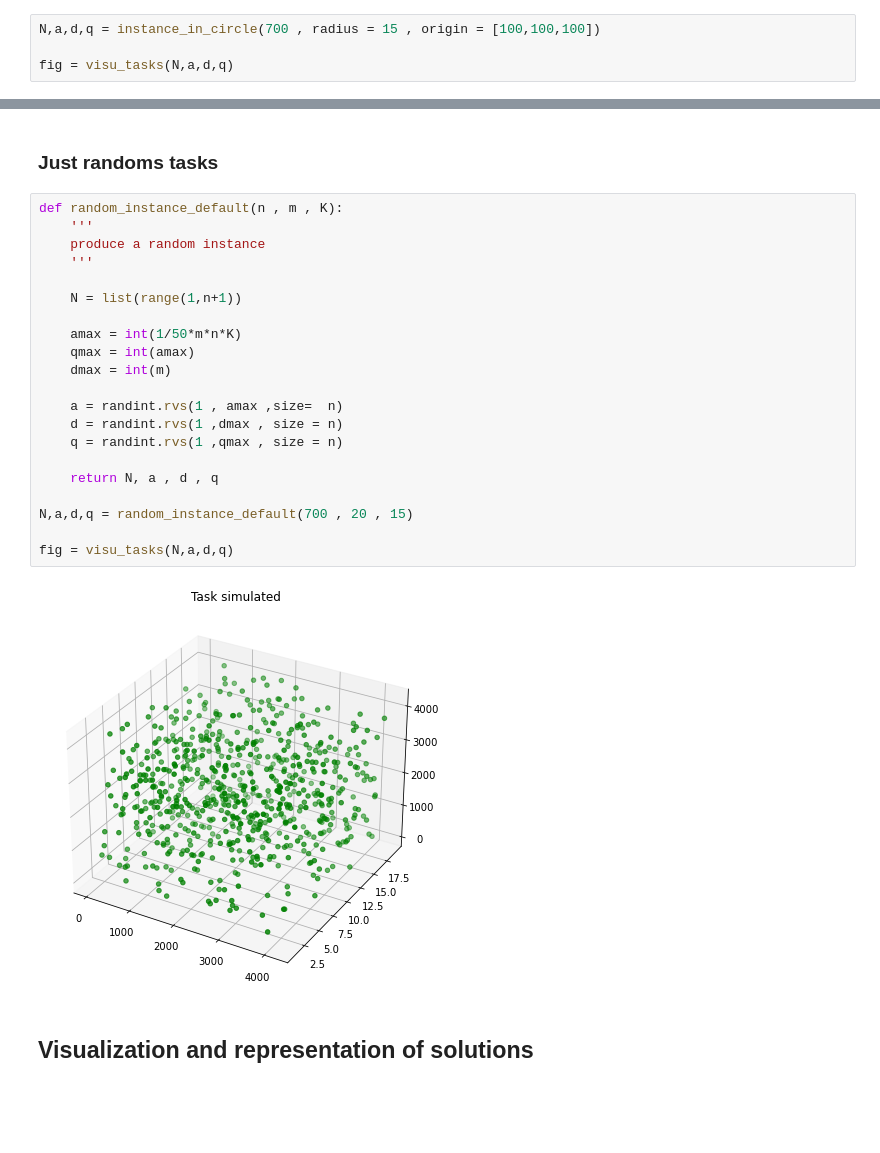
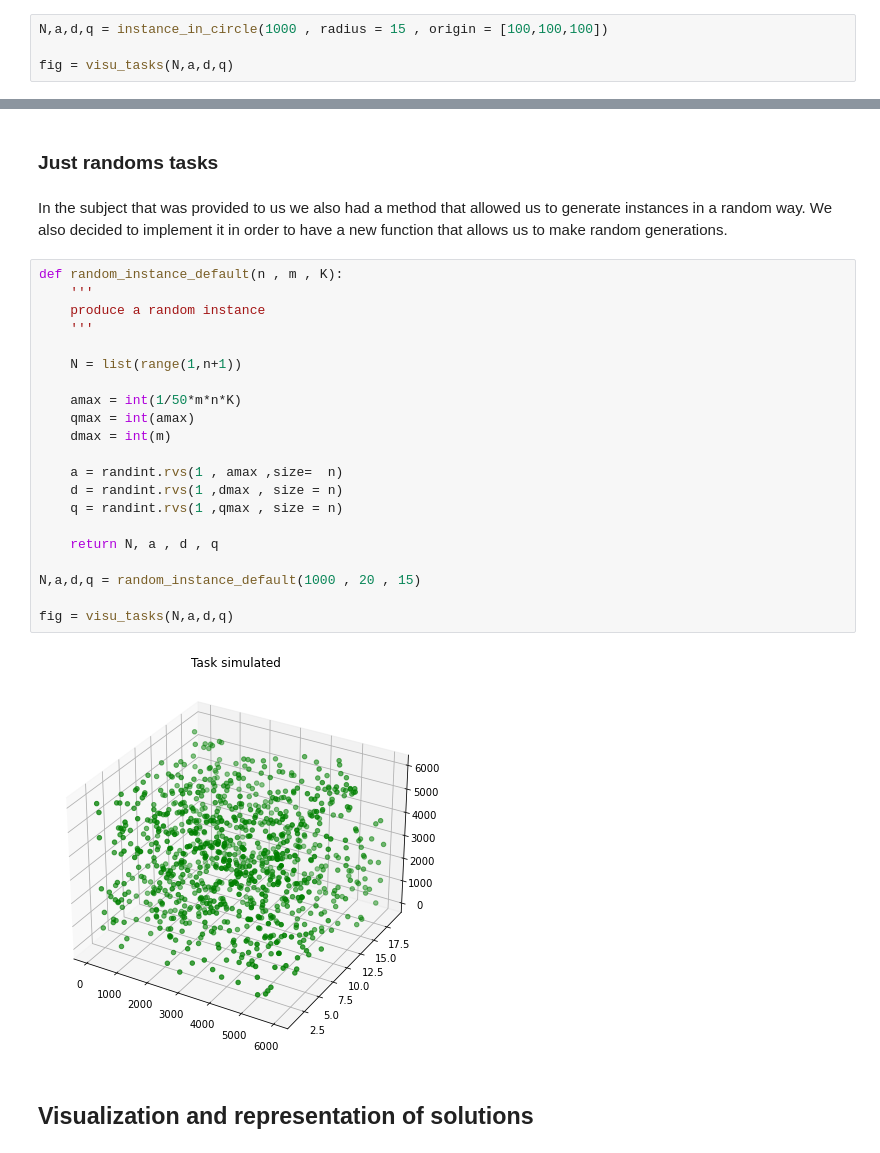
Before and after one commit to lolofo/ro_project_4gm, a Jupyter notebook: project_final/final_project.ipynb, the cells around one changed output, grey strips where cells are left out. Drawn from its saved outputs; the diff is of its cells as text; blank space fills up the shorter version.

```diff
--- a/project_final/final_project.ipynb
+++ b/project_final/final_project.ipynb
@@ -1181,7 +1142,7 @@ def instance_in_circle(num_task,origin , radius) :
         print("impossible")
         return None
 # %%
-N,a,d,q = instance_in_circle(700 , radius = 15 , origin = [100,100,100])
+N,a,d,q = instance_in_circle(1000 , radius = 15 , origin = [100,100,100])
 
 fig = visu_tasks(N,a,d,q)
 # %% [output]
@@ -1189,28 +1150,30 @@ fig = visu_tasks(N,a,d,q)
 # %% [markdown]
 ### Just randoms tasks
+# %% [markdown]
+In the subject that was provided to us we also had a method that allowed us to generate instances in a random way. We also decided to implement it in order to have a new function that allows us to make random generations.
 # %%
 def random_instance_default(n , m , K):
     '''
     produce a random instance
     '''
 
     N = list(range(1,n+1))
 
     amax = int(1/50*m*n*K)
     qmax = int(amax)
     dmax = int(m)
 
     a = randint.rvs(1 , amax ,size=  n)
     d = randint.rvs(1 ,dmax , size = n)
     q = randint.rvs(1 ,qmax , size = n)
 
     return N, a , d , q
 
-N,a,d,q = random_instance_default(700 , 20 , 15)
+N,a,d,q = random_instance_default(1000 , 20 , 15)
 
 fig = visu_tasks(N,a,d,q)
 # %% [output]
-[figure, old version]
+[figure, new version]
 # %% [markdown]
 ## Visualization and representation of solutions
 # %% [markdown]
```
Also changed, not shown: parts of 24 cells of this notebook.
